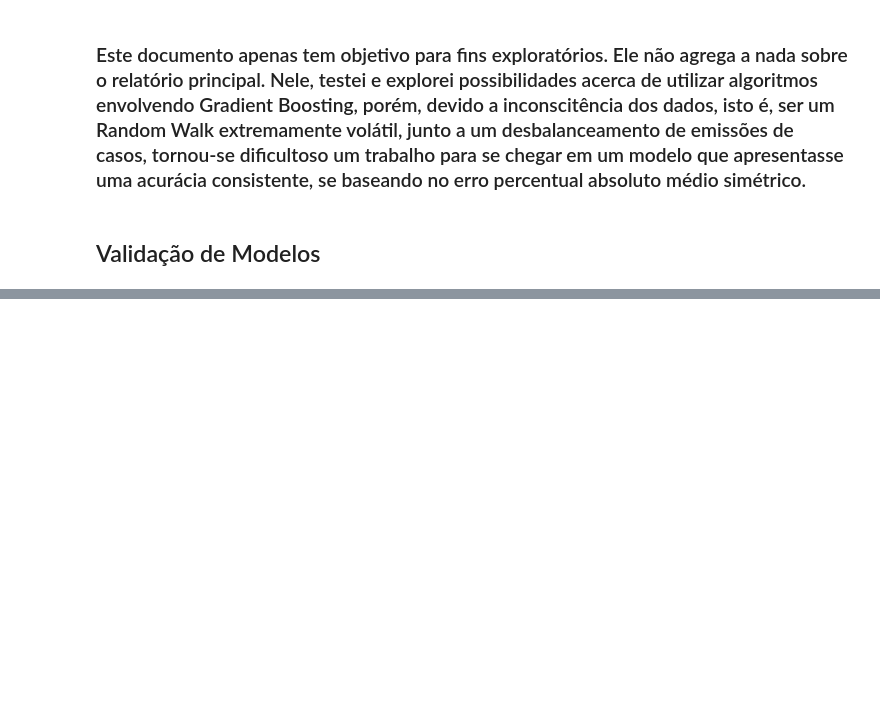
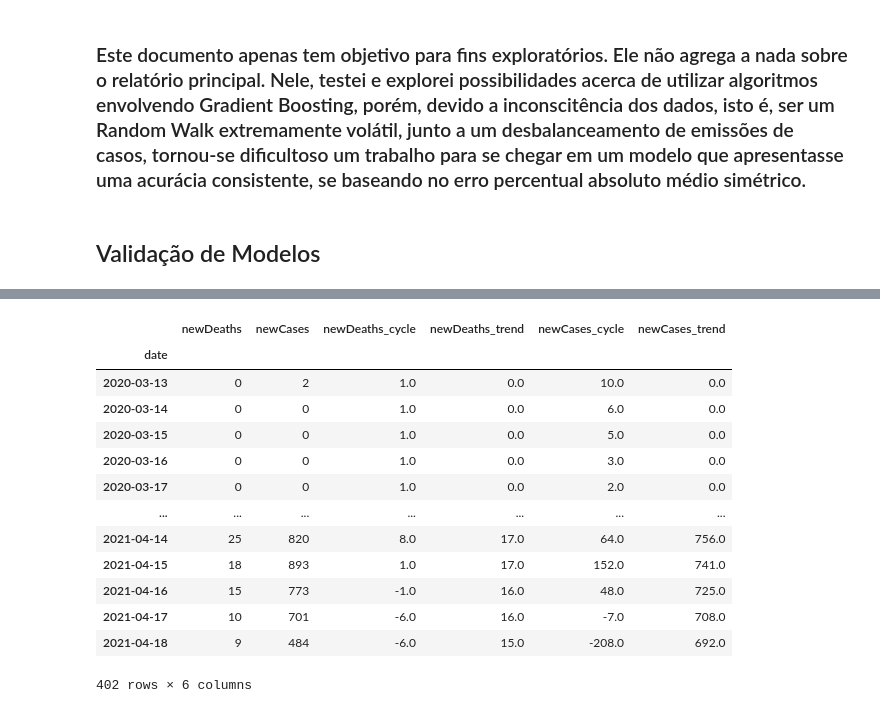
Before and after one commit to HeyLucasLeao/HeyLucasLeao.github.io, a Jupyter notebook: ipynb/aprendizado_de_maquina.ipynb, the cells around one changed output, grey strips where cells are left out. Saved outputs shown, nothing was run; the diff lists cells and outputs as text; code cells hidden in the pictures; blank space fills up the shorter version.

```diff
--- a/ipynb/aprendizado_de_maquina.ipynb
+++ b/ipynb/aprendizado_de_maquina.ipynb
@@ -49,8 +54,8 @@ df = pd.read_csv(gz)
 total_de_casos_amazonas = df.query("state == 'AM'").groupby('date').sum()
 total_de_casos_amazonas.index = pd.to_datetime(total_de_casos_amazonas.index)
 total_de_casos_amazonas.index.freq = 'D'
-total_de_casos_amazonas.drop(columns=['epi_week', 'ibgeID', 'cod_RegiaoDeSaude'], inplace=True)
-total_de_casos_amazonas = total_de_casos_amazonas.iloc[:,:4]
+total_de_casos_amazonas.drop(columns=['epi_week', 'ibgeID', 'cod_RegiaoDeSaude', 'deaths', 'totalCases'], inplace=True)
+total_de_casos_amazonas = total_de_casos_amazonas.iloc[:,:2]
 # %%
 def to_zero(x):
     if x < 0:
@@ -61,15 +66,5 @@ for col in total_de_casos_amazonas.columns:
     cycle, trend = hpfilter(total_de_casos_amazonas[col])
     total_de_casos_amazonas[col + '_' + 'cycle'] = cycle.round()
     total_de_casos_amazonas[col + '_' + 'trend'] = trend.round()
-# %%
-dici = {'Monday': 1,
-       'Tuesday': 2,
-       'Wednesday': 3,
-       'Thursday': 4,
-       'Friday': 5,
-       'Saturday': 6,
-       'Sunday': 7}
-total_de_casos_amazonas['dia_da_semana'] = total_de_casos_amazonas.index.day_name()
-total_de_casos_amazonas['dia_da_semana'] = total_de_casos_amazonas['dia_da_semana'].apply(lambda x: dici[x])
 # %%
 total_de_casos_amazonas
@@ -75,0 +86,20 @@ total_de_casos_amazonas
+# %%
+total_de_casos_amazonas['newDeaths_trend'] = total_de_casos_amazonas['newDeaths_trend'].apply(to_zero)
+total_de_casos_amazonas['newCases_trend'] = total_de_casos_amazonas['newCases_trend'].apply(to_zero)
+# %%
+total_de_casos_amazonas
+# %% [output]
+|  | newDeaths | newCases | newDeaths_cycle | newDeaths_trend | newCases_cycle | newCases_trend |
+| date |  |  |  |  |  |  |
+| 2020-03-13 | 0 | 2 | 1.0 | 0.0 | 10.0 | 0.0 |
+| 2020-03-14 | 0 | 0 | 1.0 | 0.0 | 6.0 | 0.0 |
+| 2020-03-15 | 0 | 0 | 1.0 | 0.0 | 5.0 | 0.0 |
+| 2020-03-16 | 0 | 0 | 1.0 | 0.0 | 3.0 | 0.0 |
+| 2020-03-17 | 0 | 0 | 1.0 | 0.0 | 2.0 | 0.0 |
+| ... | ... | ... | ... | ... | ... | ... |
+| 2021-04-14 | 25 | 820 | 8.0 | 17.0 | 64.0 | 756.0 |
+| 2021-04-15 | 18 | 893 | 1.0 | 17.0 | 152.0 | 741.0 |
+| 2021-04-16 | 15 | 773 | -1.0 | 16.0 | 48.0 | 725.0 |
+| 2021-04-17 | 10 | 701 | -6.0 | 16.0 | -7.0 | 708.0 |
+| 2021-04-18 | 9 | 484 | -6.0 | 15.0 | -208.0 | 692.0 |
+402 rows × 6 columns
```
Also changed, not shown: parts of 13 cells of this notebook, 14 other files.
